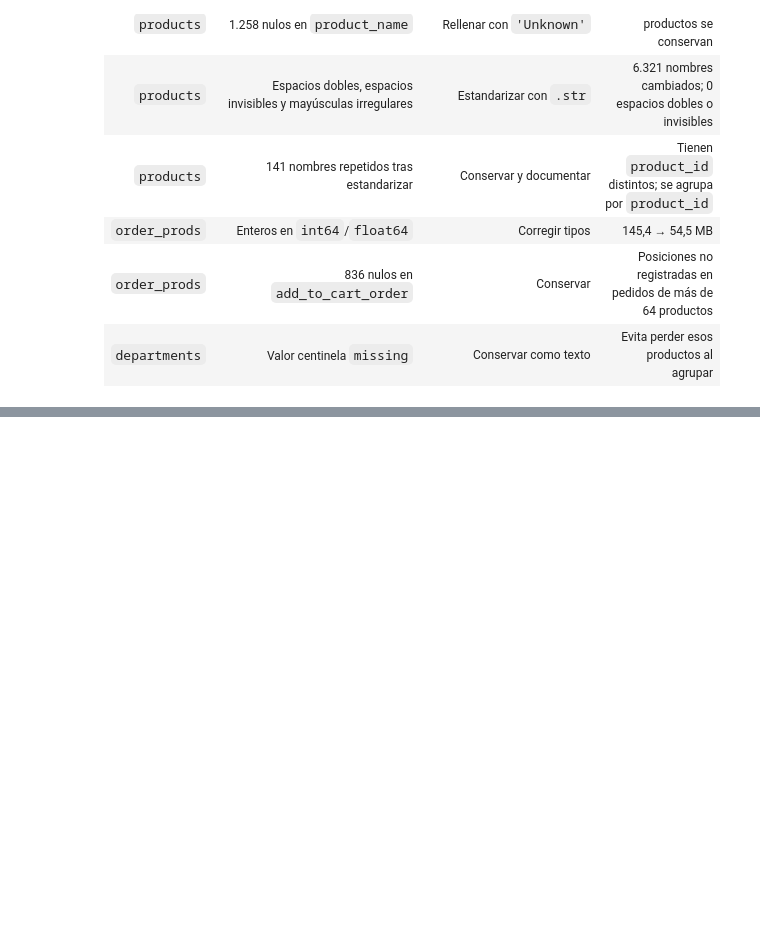
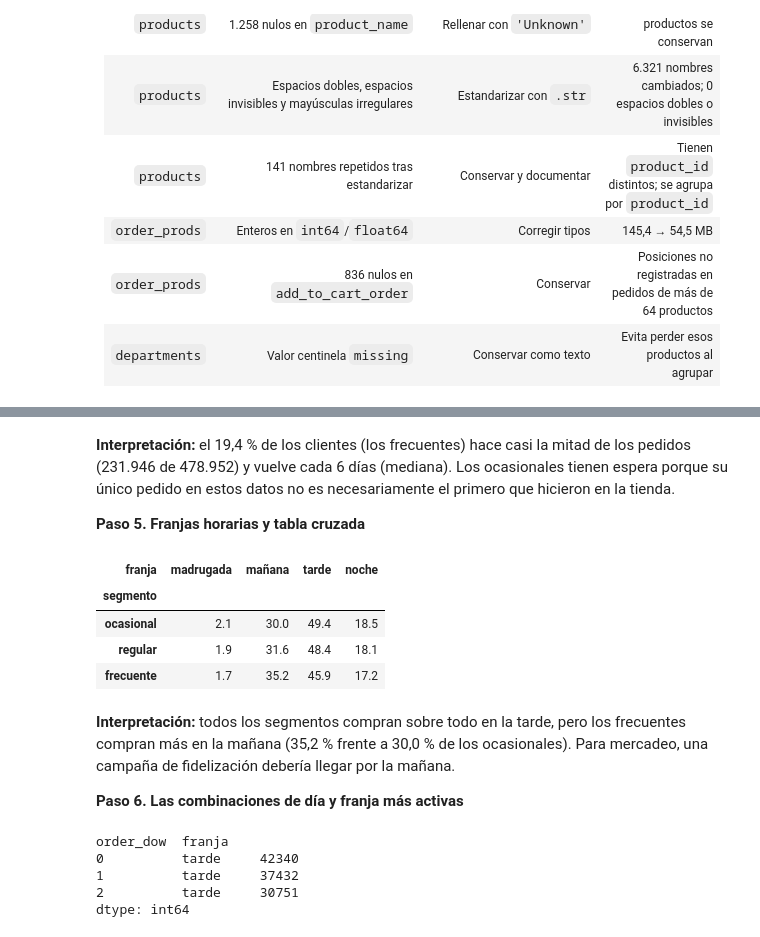
Before and after one commit to Pafuna08/exploracion-datos-instacart-pandas, a Jupyter notebook: notebooks/pandas_labs.ipynb, the cells around one changed output, grey strips where cells are left out. Cells and saved outputs as stored; diff of their text form; code cells hidden in the pictures; blank space fills up the shorter version.

```diff
--- a/notebooks/pandas_labs.ipynb
+++ b/notebooks/pandas_labs.ipynb
@@ -509,0 +630,4 @@ products_clean.parquet              1.5 MB
+# %%
+pedidos_por_cliente = orders.groupby('user_id')['order_id'].count()
+print(len(pedidos_por_cliente))
+pedidos_por_cliente.describe()
@@ -509,0 +651,6 @@ products_clean.parquet              1.5 MB
+# %%
+segmento_cliente = pd.cut(pedidos_por_cliente,
+                          bins=[0, 1, 4, np.inf],
+                          labels=['ocasional', 'regular', 'frecuente'])
+print(segmento_cliente.value_counts().sort_index())
+print((segmento_cliente.value_counts(normalize=True).sort_index() * 100).round(1))
@@ -509,0 +670,3 @@ products_clean.parquet              1.5 MB
+# %%
+orders['segmento'] = orders['user_id'].map(segmento_cliente)
+orders[['user_id', 'order_number', 'segmento']].head()
@@ -509,0 +695,33 @@ products_clean.parquet              1.5 MB
+# %% [markdown]
+**Interpretación:** el 19,4 % de los clientes (los frecuentes) hace casi la mitad de los pedidos (231.946 de 478.952) y vuelve cada 6 días (mediana). Los ocasionales tienen espera porque su único pedido en estos datos no es necesariamente el primero que hicieron en la tienda.
+
+**Paso 5. Franjas horarias y tabla cruzada**
+# %%
+orders['franja'] = pd.cut(orders['order_hour_of_day'],
+                          bins=[-1, 5, 11, 17, 23],
+                          labels=['madrugada', 'mañana', 'tarde', 'noche'])
+
+perfil = (pd.crosstab(orders['segmento'], orders['franja'], normalize='index')
+            .mul(100).round(1))
+perfil
+# %% [output]
+| franja | madrugada | mañana | tarde | noche |
+| segmento |  |  |  |  |
+| ocasional | 2.1 | 30.0 | 49.4 | 18.5 |
+| regular | 1.9 | 31.6 | 48.4 | 18.1 |
+| frecuente | 1.7 | 35.2 | 45.9 | 17.2 |
+# %% [markdown]
+**Interpretación:** todos los segmentos compran sobre todo en la tarde, pero los frecuentes compran más en la mañana (35,2 % frente a 30,0 % de los ocasionales). Para mercadeo, una campaña de fidelización debería llegar por la mañana.
+
+**Paso 6. Las combinaciones de día y franja más activas**
+# %%
+(orders.groupby(['order_dow', 'franja'], observed=True)
+       .size()
+       .sort_values(ascending=False)
+       .head(3))
+# %% [output]
+order_dow  franja
+0          tarde     42340
+1          tarde     37432
+2          tarde     30751
+dtype: int64
```
Also changed, not shown: parts of 41 cells of this notebook, 2 other files.
